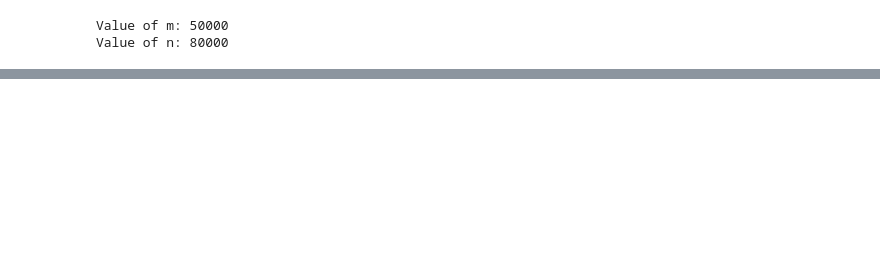
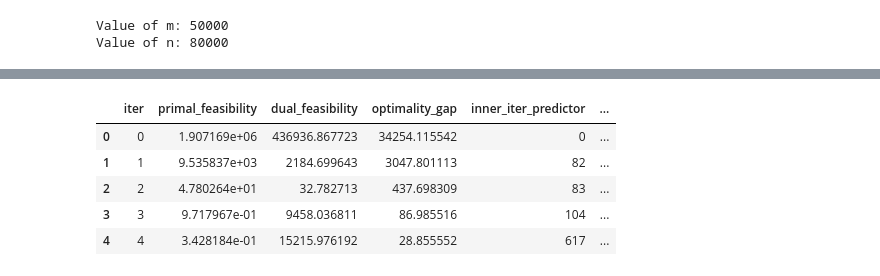
Before and after one commit to udellgroup/Nys-IP-PMM, a Jupyter notebook: notebooks/Portfolio_analysis/plotting.ipynb, the cells around one changed output, grey strips where cells are left out. Cells and saved outputs as stored; diff of their text form; code cells hidden in the pictures; blank space fills up the shorter version.

```diff
--- a/notebooks/Portfolio_analysis/plotting.ipynb
+++ b/notebooks/Portfolio_analysis/plotting.ipynb
@@ -74 +91,15 @@ noP_df.head()
+# %%
+noP_df = pd.read_csv(latest_no_preconditioner_file)
+
+# Add the start point time to the dataframes
+noP_df["total_time (startpt_included)"] = noP_df["cumulative_time"] + startpt_times["NoPreconditioner"]
+
+noP_df.head()
+# %% [output]
+|  | iter | primal_feasibility | dual_feasibility | optimality_gap | inner_iter_predictor | ... |
+| 0 | 0 | 1.907169e+06 | 436936.867723 | 34254.115542 | 0 | ... |
+| 1 | 1 | 9.535837e+03 | 2184.699643 | 3047.801113 | 82 | ... |
+| 2 | 2 | 4.780264e+01 | 32.782713 | 437.698309 | 83 | ... |
+| 3 | 3 | 9.717967e-01 | 9458.036811 | 86.985516 | 104 | ... |
+| 4 | 4 | 3.428184e-01 | 15215.976192 | 28.855552 | 617 | ... |
 # %%
```
Also changed, not shown: parts of 9 cells of this notebook.
